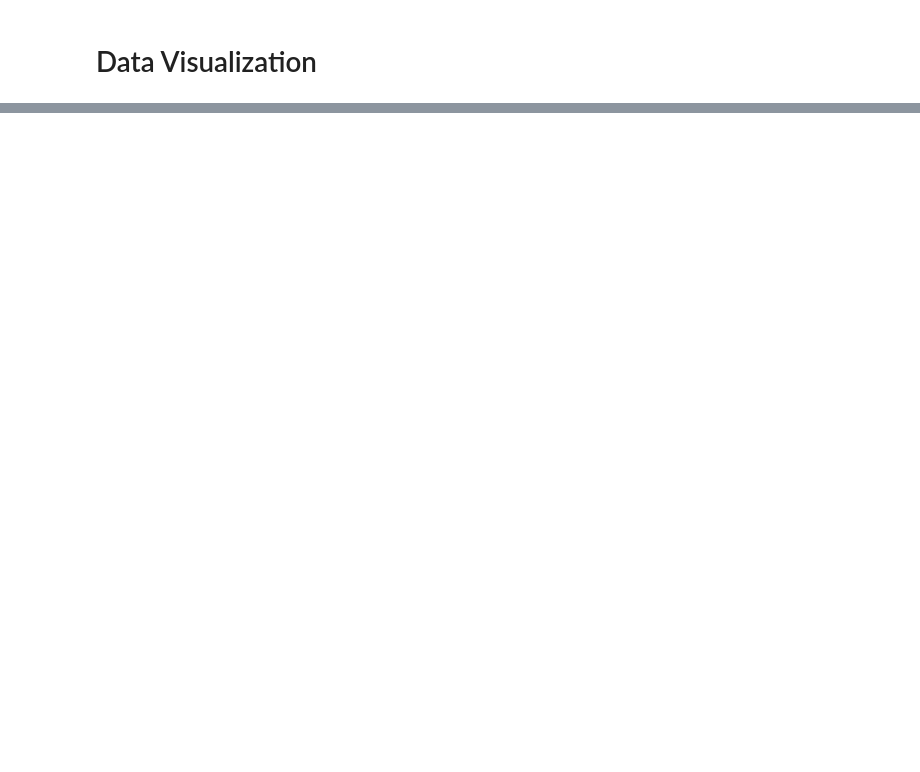
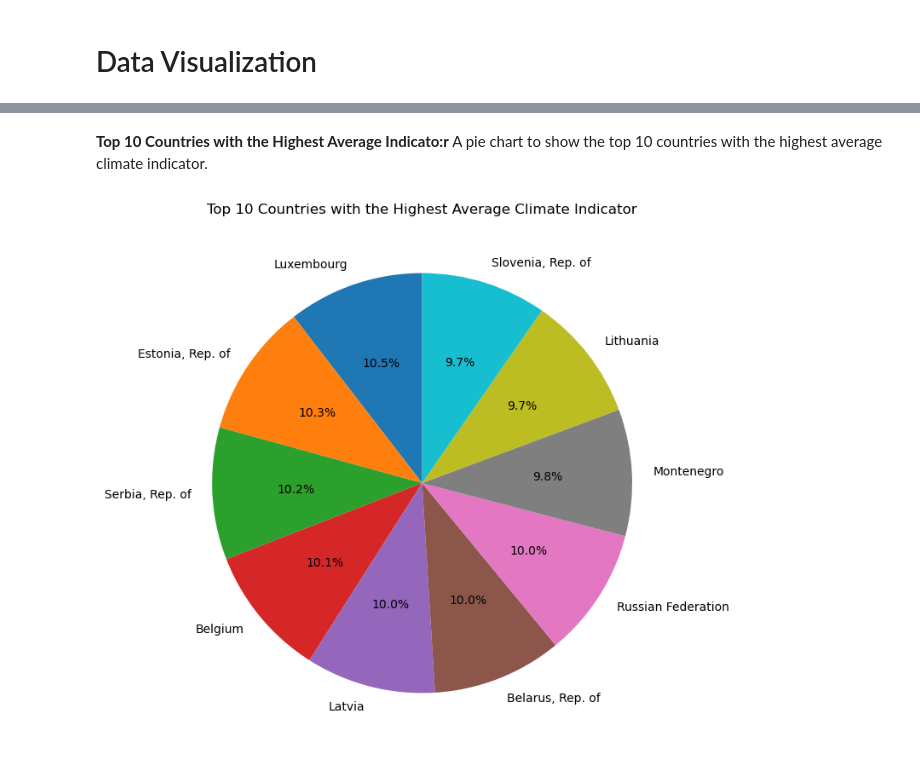
Before and after one commit to DeepInsightCoder/ML-Projects-Portfolio, a Jupyter notebook: IntroToMLBasics/EXPLORE DATASET .ipynb, the cells around one changed output, grey strips where cells are left out. Cells and saved outputs as stored; diff of their text form; code cells hidden in the pictures; blank space fills up the shorter version.

```diff
--- a/IntroToMLBasics/EXPLORE DATASET .ipynb
+++ b/IntroToMLBasics/EXPLORE DATASET .ipynb
@@ -244,0 +250,10 @@ plt.show()
+# %% [markdown]
+**Top 10 Countries with the Highest Average Indicato:r**
+A pie chart to show the top 10 countries with the highest average climate indicator.
+# %%
+top_countries = df.groupby('Country_Name')['Average_Indicator'].mean().nlargest(10)
+top_countries.plot(kind='pie', autopct='%1.1f%%', figsize=(8, 8) , title=('Top 10 Countries with the Highest Average Climate Indicator') ,startangle=90)
+plt.ylabel('')
+plt.show()
+# %% [output]
+[figure, added]
```
Also changed, not shown: parts of 62 cells of this notebook, 1 other file.
